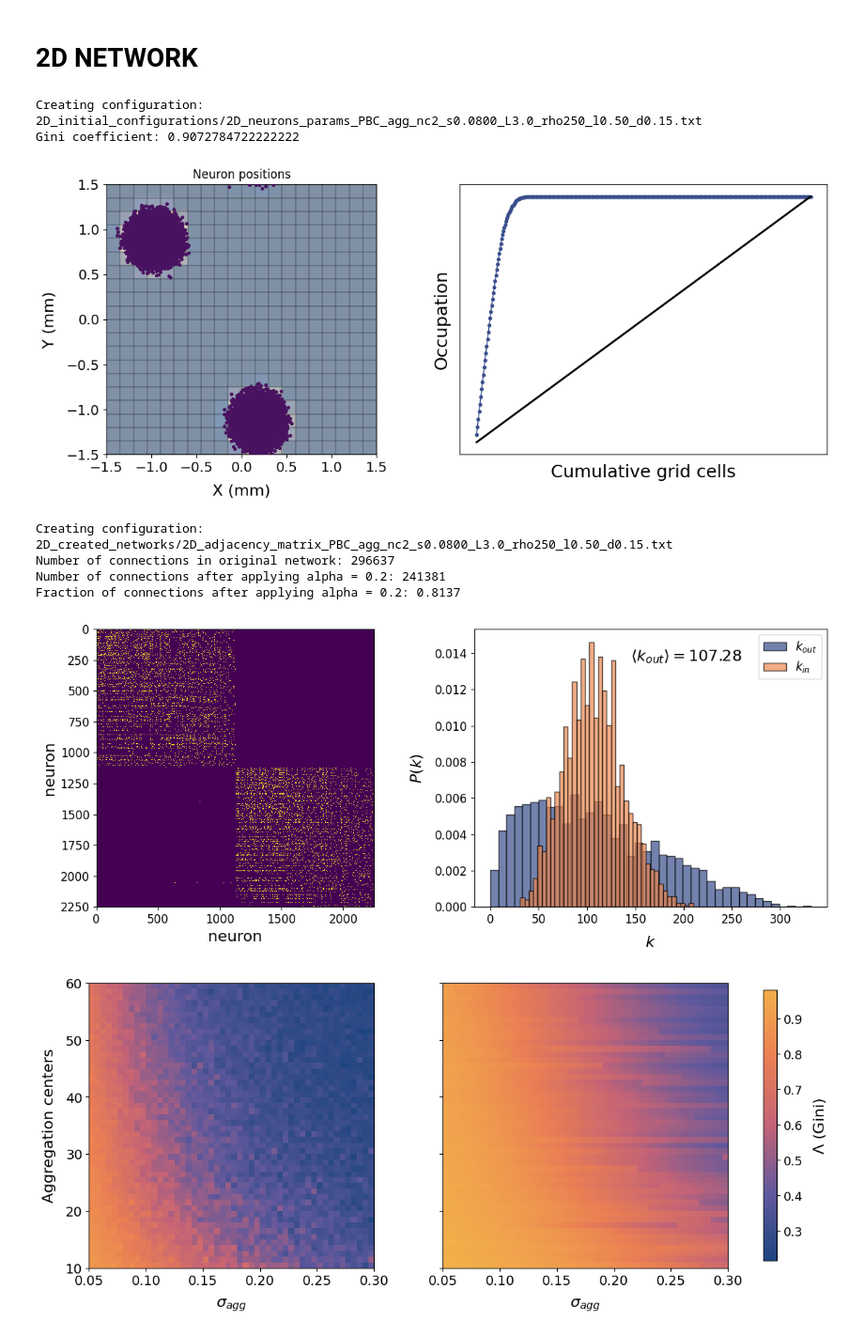
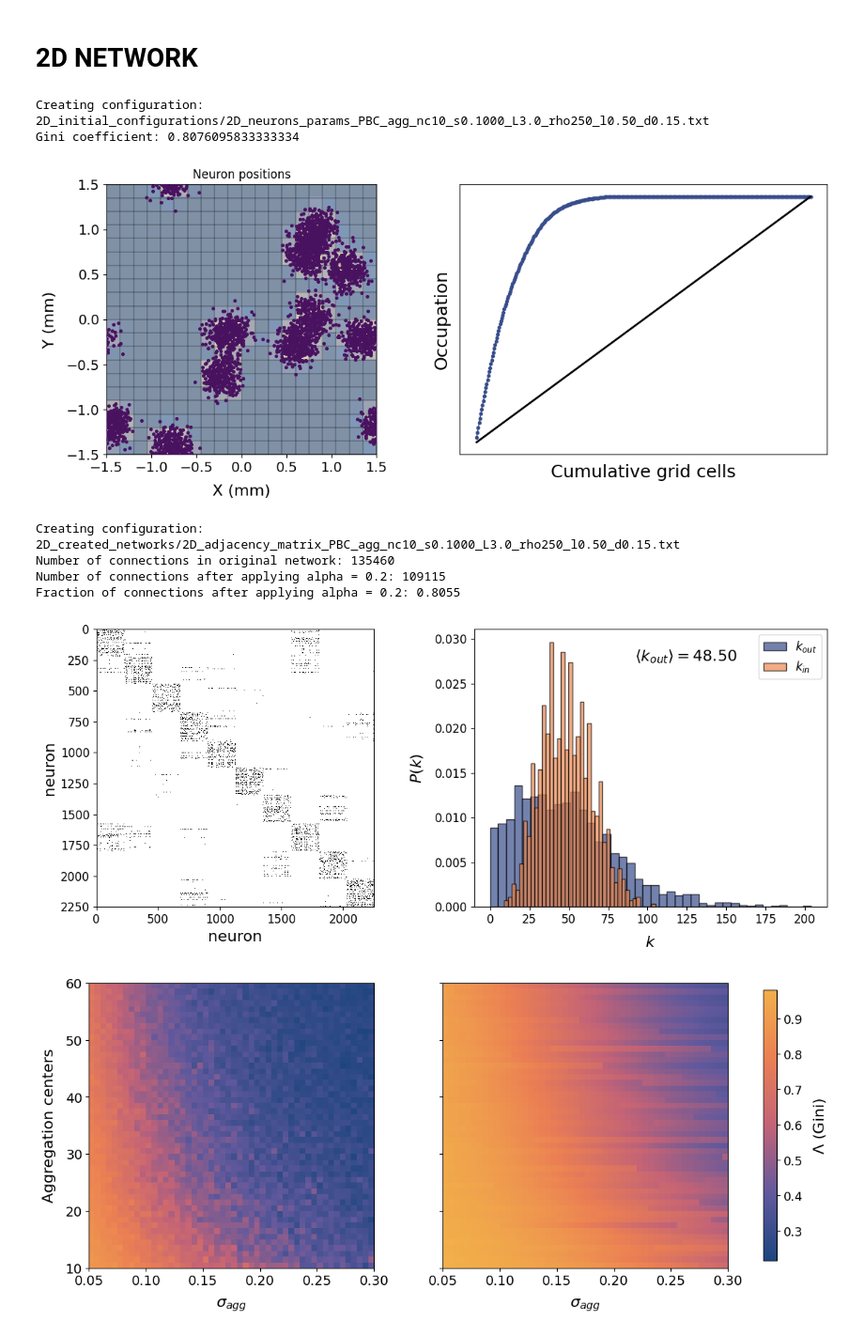
Before and after one commit to underDD/TFM, a Jupyter notebook: create_network.ipynb, the cells around one changed output. Shown at 94% size. Saved outputs shown, nothing was run; the diff lists cells and outputs as text; code cells hidden in the pictures.

```diff
--- a/create_network.ipynb
+++ b/create_network.ipynb
@@ -48,8 +48,8 @@ segment_length = 0.01 # Segment length for axon growth (mm)
 sigma_axon_angle = 0.1 # Standard deviation of the axon angle (radians)
 
 agg = 1 # Control parameter for the aggregation of neurons
-n_centers = 2 # Number of centers for the aggregation of neurons
-base_sigma = 0.08 # Base standard deviation for aggregation centers (mm)
+n_centers = 10 # Number of centers for the aggregation of neurons
+base_sigma = 0.1 # Base standard deviation for aggregation centers (mm)
 
 BC_type = "PBC" # Boundary conditions type (PBC: Periodic Boundary Conditions, SW: Sticky Walls)
 
@@ -68,12 +68,12 @@ parameters2D = {
     "BC_type": BC_type
 }
 
-filename = fcn.run_2D_tune_positions(parameters2D)
+filename = fcn.run_2D_tune_positions(parameters2D, new_sim=True)
 fcn.neuron_map_gini2D(filename, parameters2D)
 # %% [output]
-Creating configuration: 2D_initial_configurations/2D_neurons_params_PBC_agg_nc2_s0.0800_L3.0_rho250_l0.50_d0.15.txt
-Gini coefficient: 0.9072784722222222
+Creating configuration: 2D_initial_configurations/2D_neurons_params_PBC_agg_nc10_s0.1000_L3.0_rho250_l0.50_d0.15.txt
+Gini coefficient: 0.8076095833333334
-[figure, old version]
+[figure, new version]
 # %%
 import subprocess
 import numpy as np
@@ -97,13 +97,13 @@ subprocess.run([
 alpha = 0.2
 # alphas = np.arange(0.0, 1.01, 0.01)
 
-output_filename = fcn.create_network2D(parameters2D, show_prints_c=False, show_prints_control=True) # Here the conections network is created and saved in a file
+output_filename = fcn.create_network2D(parameters2D, show_prints_c=False, show_prints_control=True, new_sim=True) # Here the conections network is created and saved in a file
 
 M = fcn.load_A(output_filename) # M is th amtrix with the number of tries for each connection between neurons
 number_of_connections = np.count_nonzero(M)
 print(f"Number of connections in original network: {number_of_connections}")
 
-A, output_filename = fcn.modify_A_alpha2D(M, alpha, parameters2D)
+A, output_filename = fcn.modify_A_alpha2D(M, alpha, parameters2D, new_sim=True)
 number_of_successful_connections = A.sum()
 print(f"Number of connections after applying alpha = {alpha}: {number_of_successful_connections}")
 
@@ -132,41 +132,41 @@ fig, axs = plt.subplots(1, 2, figsize=(12, 5))
 
 # --------- MATRIZ DE ADYACENCIA ---------
 ax = axs[0]
-ax.imshow(A, aspect='equal', interpolation='nearest')
+ax.imshow(A, aspect='equal', interpolation='nearest', cmap='binary')
 
 ax.set_xlim(0, A.shape[0])
 ax.set_ylim(A.shape[0], 0)
 ax.set_xlabel('neuron', fontsize=16)
 ax.set_ylabel('neuron', fontsize=16)
 ax.tick_params(labelsize=12)
 
 # --------- DISTRIBUCIÓN DE GRADO ---------
 k_out_mean = k_out.mean()
 # k_in_mean = k_in.mean()
 ax = axs[1]
 
 ax.hist(k_out, bins=40, density=True, color=sunset2(0.1), edgecolor='black', alpha=0.7, label = r'$k_{out}$')
 ax.hist(k_in, bins=40, density=True, color=sunset2(0.8), edgecolor='black', alpha = 0.7, label = r'$k_{in}$')
 
 # ax.text(0.75, 0.85, f"$\\langle k_{{out}} \\rangle = {k_out_mean:.2f}$\n$\\langle k_{{in}} \\rangle = {k_in_mean:.2f}$", fontsize=14, ha='center', va='center', transform=ax.transAxes)
 
 ax.text(0.6, 0.9, f"$\\langle k_{{out}} \\rangle = {k_out_mean:.2f}$", fontsize=16, ha='center', va='center', transform=ax.transAxes)
 
 ax.set_xlabel(r'$k$', fontsize=16, labelpad=10)
 ax.set_ylabel(r'$P(k)$', fontsize=16, labelpad=10)
 ax.legend(fontsize = 12, loc = 'upper right')
 ax.tick_params(labelsize=12)
 
 plt.tight_layout()
 plt.show()
 
 # Hacer una matrix de las posibles conexiones que puede hace un axon y luego eliminar de acuerdo a la alpha
 # %% [output]
-Creating configuration: 2D_created_networks/2D_adjacency_matrix_PBC_agg_nc2_s0.0800_L3.0_rho250_l0.50_d0.15.txt
-Number of connections in original network: 296637
-Number of connections after applying alpha = 0.2: 241381
-Fraction of connections after applying alpha = 0.2: 0.8137
+Creating configuration: 2D_created_networks/2D_adjacency_matrix_PBC_agg_nc10_s0.1000_L3.0_rho250_l0.50_d0.15.txt
+Number of connections in original network: 135460
+Number of connections after applying alpha = 0.2: 109115
+Fraction of connections after applying alpha = 0.2: 0.8055
-[figure, old version]
+[figure, new version]
 # %%
 import importlib
 import functions_create_networks as fcn
```
Also changed, not shown: parts of 3 cells of this notebook, 38 other files.
